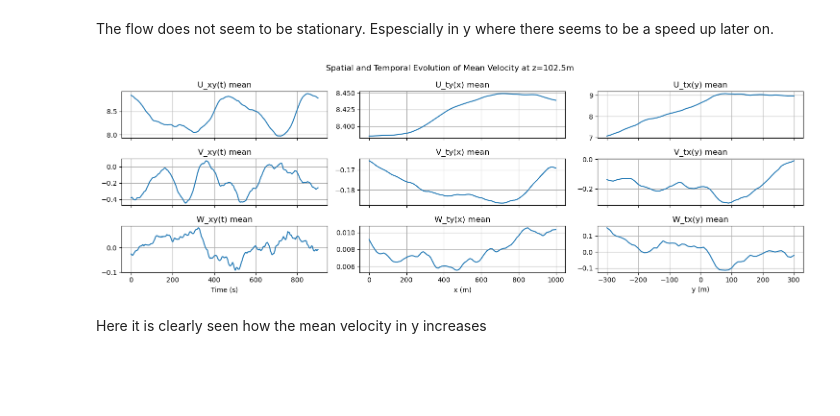
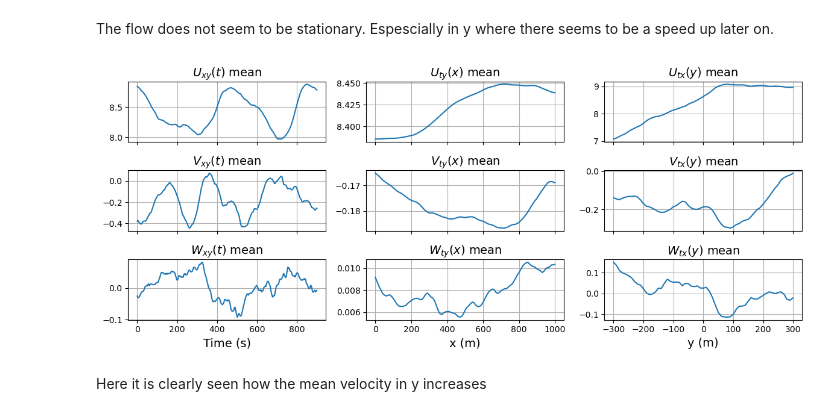
Before and after one commit to JacobManniche/Bachelor_rep, a Jupyter notebook: LES/fluctuation.ipynb, the cells around one changed output. Saved outputs shown, nothing was run; the diff lists cells and outputs as text; code cells hidden in the pictures; blank space fills up the shorter version.

```diff
--- a/LES/fluctuation.ipynb
+++ b/LES/fluctuation.ipynb
@@ -51,34 +31,34 @@ plt.show()
 # %% [markdown]
 The flow does not seem to be stationary. Espescially in y where there seems to be a speed up later on.
 # %%
-fig, ax = plt.subplots(3,3,figsize=(15, 5), sharex='col')
+fig, ax = plt.subplots(3,3,figsize=(12, 5), sharex='col')
 # Plot the evolution at your lowest grid point (2.5m) and highest grid point (102.5m)
-ax[0,0].plot(ds.t, u_t.isel(z=-1), label='U_xy(t) mean')
-ax[1,0].plot(ds.t, v_t.isel(z=-1), label='V_xy(t) mean')
-ax[2,0].plot(ds.t, w_t.isel(z=-1), label='W_xy(t) mean')
-ax[2,0].set_xlabel('Time (s)')
+ax[0,0].plot(ds.t, u_t.isel(z=-1), label='$U_{xy}(t)$ mean')
+ax[1,0].plot(ds.t, v_t.isel(z=-1), label='$V_{xy}(t)$ mean')
+ax[2,0].plot(ds.t, w_t.isel(z=-1), label='$W_{xy}(t)$ mean')
+ax[2,0].set_xlabel('Time (s)', fontsize=14)
 
-ax[0,1].plot(ds.x, u_x.isel(z=-1), label='U_ty(x) mean')
-ax[1,1].plot(ds.x, v_x.isel(z=-1), label='V_ty(x) mean')
-ax[2,1].plot(ds.x, w_x.isel(z=-1), label='W_ty(x) mean')
-ax[2,1].set_xlabel('x (m)')
+ax[0,1].plot(ds.x, u_x.isel(z=-1), label='$U_{ty}(x)$ mean')
+ax[1,1].plot(ds.x, v_x.isel(z=-1), label='$V_{ty}(x)$ mean')
+ax[2,1].plot(ds.x, w_x.isel(z=-1), label='$W_{ty}(x)$ mean')
+ax[2,1].set_xlabel('x (m)', fontsize=14)
 
-ax[0,2].plot(ds.y, u_y.isel(z=-1), label='U_tx(y) mean')
-ax[1,2].plot(ds.y, v_y.isel(z=-1), label='V_tx(y) mean')
-ax[2,2].plot(ds.y, w_y.isel(z=-1), label='W_tx(y) mean')
-ax[2,2].set_xlabel('y (m)')
+ax[0,2].plot(ds.y, u_y.isel(z=-1), label='$U_{tx}(y)$ mean')
+ax[1,2].plot(ds.y, v_y.isel(z=-1), label='$V_{tx}(y)$ mean')
+ax[2,2].plot(ds.y, w_y.isel(z=-1), label='$W_{tx}(y)$ mean')
+ax[2,2].set_xlabel('y (m)', fontsize=14)
 
 for i in range(3):
     for j in range(3):
-        ax[i,j].set_title(ax[i,j].legend().get_texts()[0].get_text())
+        ax[i,j].set_title(ax[i,j].legend().get_texts()[0].get_text(), fontsize=14)
         ax[i,j].legend().remove()
         ax[i,j].grid(True)
 
-plt.suptitle('Spatial and Temporal Evolution of Mean Velocity at z=102.5m')
+#plt.suptitle('Spatial and Temporal Evolution of Mean Velocity at Height z=102.5m')
 plt.tight_layout()
 plt.show()
 # %% [output]
-[figure, old version]
+[figure, new version]
 # %% [markdown]
 Here it is clearly seen how the mean velocity in y increases
 # %% [markdown]
```
Also changed, not shown: parts of 18 cells of this notebook, 4 other files.
